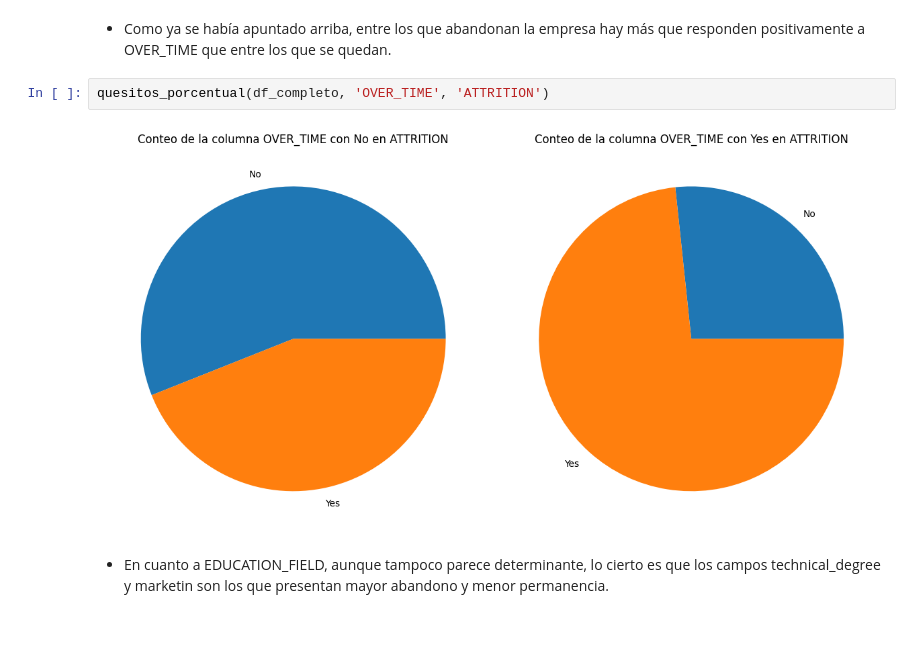
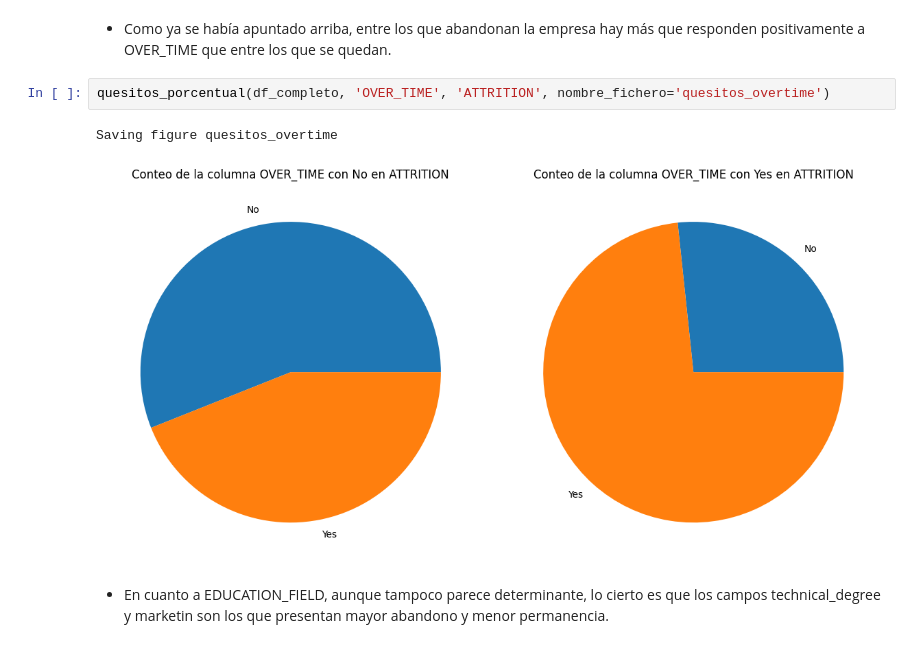
Before and after one commit to Origamologo/Empleados, a Jupyter notebook: 02_visualización.ipynb, the cells around one changed output. Saved outputs shown, nothing was run; the diff lists cells and outputs as text.

```diff
--- a/02_visualización.ipynb
+++ b/02_visualización.ipynb
@@ -192,9 +230,10 @@ valores[0]
 # %% [markdown]
 * Como ya se había apuntado arriba, entre los que abandonan la empresa hay más que responden positivamente a OVER_TIME que entre los que se quedan.
 # %%
-quesitos_porcentual(df_completo, 'OVER_TIME', 'ATTRITION')
+quesitos_porcentual(df_completo, 'OVER_TIME', 'ATTRITION', nombre_fichero='quesitos_overtime')
 # %% [output]
+Saving figure quesitos_overtime
-[figure, old version]
+[figure, new version]
 # %% [markdown]
 * En cuanto a EDUCATION_FIELD, aunque tampoco parece determinante, lo cierto es que los campos technical_degree y marketin son los que presentan mayor abandono y menor permanencia.
 # %%
```
Also changed, not shown: parts of 9 cells of this notebook, 6 other files.
